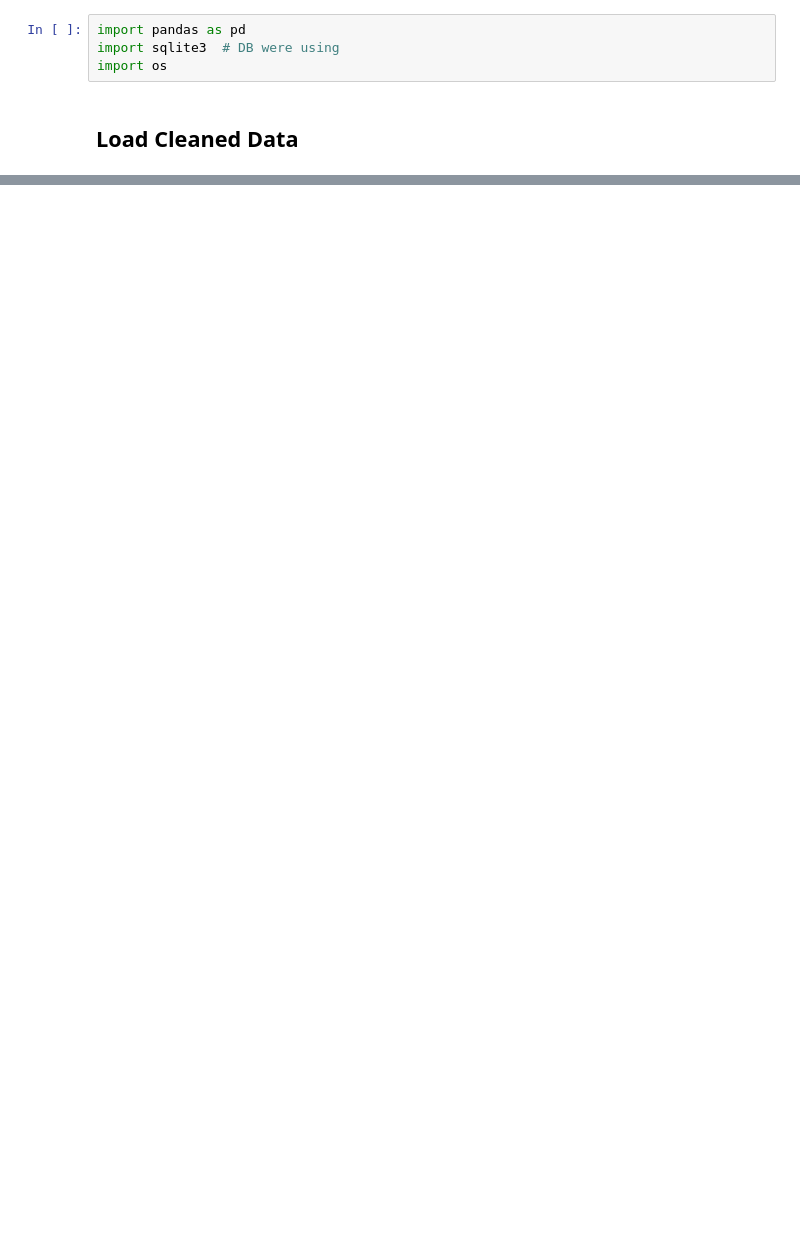
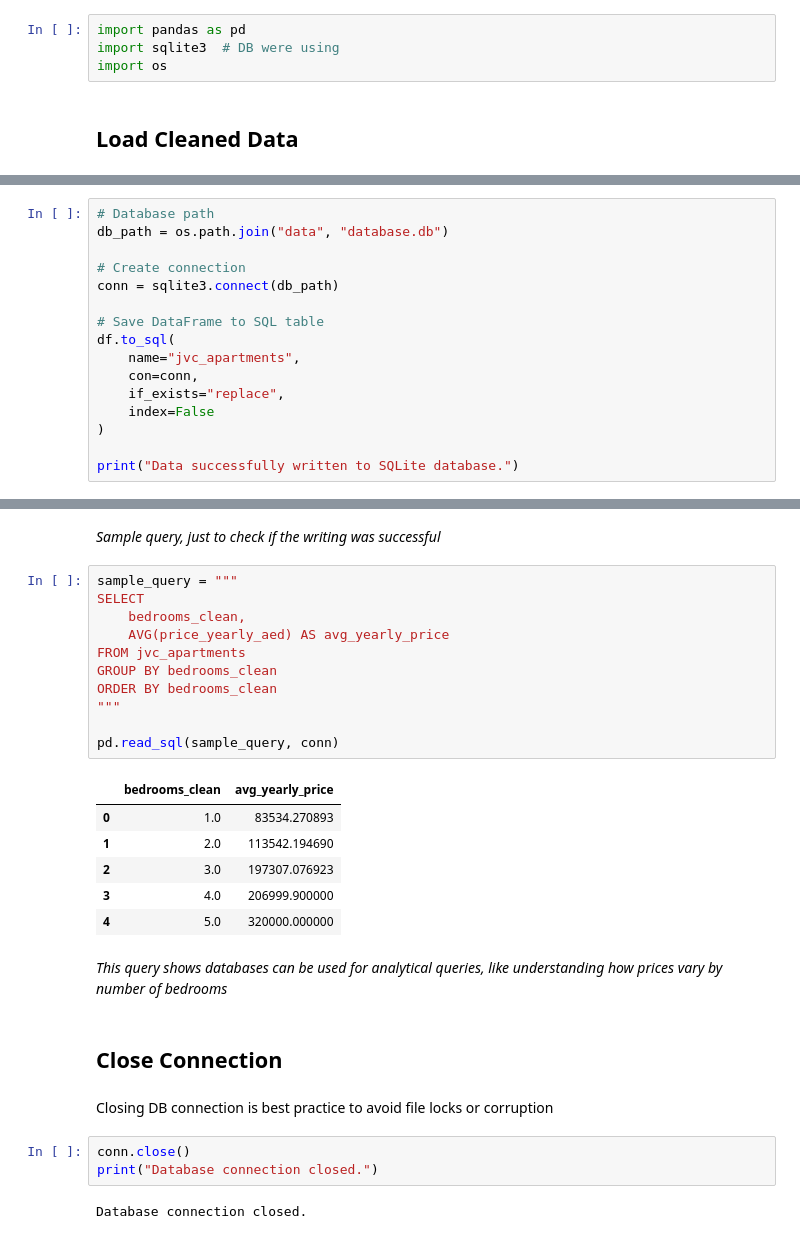
Before and after one commit to AymanBerri/RealEstate_Analytics, a Jupyter notebook: notebooks/02_saving_data_into_db.ipynb, the cells around one changed output, grey strips where cells are left out. Saved outputs shown, nothing was run; the diff lists cells and outputs as text; blank space fills up the shorter version.

```diff
--- a/notebooks/02_saving_data_into_db.ipynb
+++ b/notebooks/02_saving_data_into_db.ipynb
@@ -51,0 +65,16 @@ df.head()
+# %%
+# Database path
+db_path = os.path.join("data", "database.db")
+
+# Create connection
+conn = sqlite3.connect(db_path)
+
+# Save DataFrame to SQL table
+df.to_sql(
+    name="jvc_apartments",
+    con=conn,
+    if_exists="replace",
+    index=False
+)
+
+print("Data successfully written to SQLite database.")
@@ -51,0 +95,31 @@ df.head()
+# %% [markdown]
+_Sample query, just to check if the writing was successful_
+# %%
+sample_query = """
+SELECT
+    bedrooms_clean,
+    AVG(price_yearly_aed) AS avg_yearly_price
+FROM jvc_apartments
+GROUP BY bedrooms_clean
+ORDER BY bedrooms_clean
+"""
+
+pd.read_sql(sample_query, conn)
+# %% [output]
+|  | bedrooms_clean | avg_yearly_price |
+| 0 | 1.0 | 83534.270893 |
+| 1 | 2.0 | 113542.194690 |
+| 2 | 3.0 | 197307.076923 |
+| 3 | 4.0 | 206999.900000 |
+| 4 | 5.0 | 320000.000000 |
+# %% [markdown]
+_This query shows databases can be used for analytical queries, like understanding how prices vary by number of bedrooms_
+# %% [markdown]
+## Close Connection
+# %% [markdown]
+Closing DB connection is best practice to avoid file locks or corruption
+# %%
+conn.close()
+print("Database connection closed.")
+# %% [output]
+Database connection closed.
```
Also changed, not shown: parts of 13 cells of this notebook.
